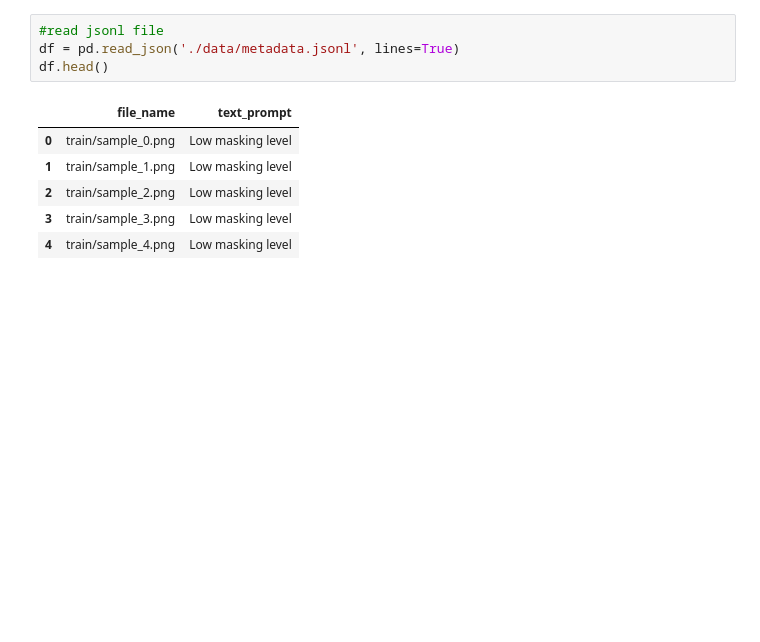
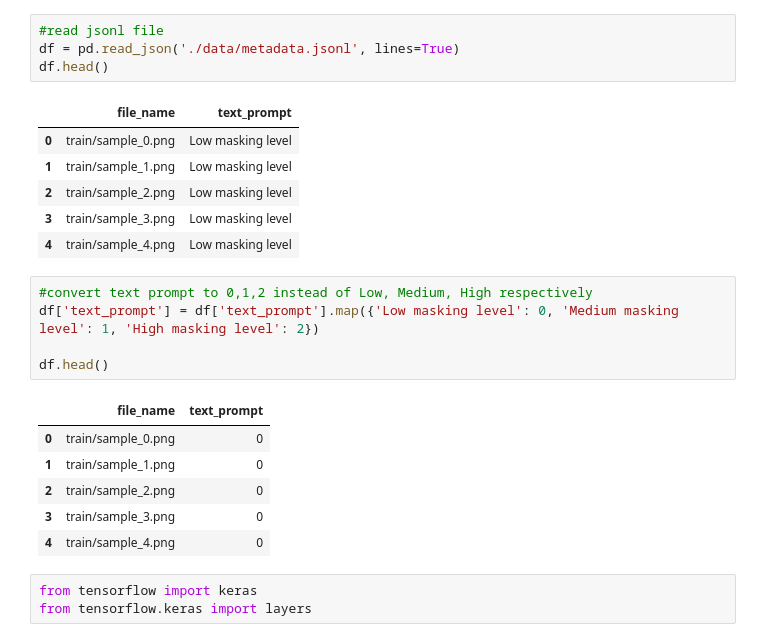
Before and after one commit to brentvblake/mammography-DL-masking-level-classifier, a Jupyter notebook: finalProject.ipynb, the cells around one changed output. Drawn from its saved outputs; the diff is of its cells as text; blank space fills up the shorter version.

```diff
--- a/finalProject.ipynb
+++ b/finalProject.ipynb
@@ -13,3 +13,18 @@ df.head()
 | 2 | train/sample_2.png | Low masking level |
 | 3 | train/sample_3.png | Low masking level |
 | 4 | train/sample_4.png | Low masking level |
+# %%
+#convert text prompt to 0,1,2 instead of Low, Medium, High respectively
+df['text_prompt'] = df['text_prompt'].map({'Low masking level': 0, 'Medium masking level': 1, 'High masking level': 2})
+
+df.head()
+# %% [output]
+|  | file_name | text_prompt |
+| 0 | train/sample_0.png | 0 |
+| 1 | train/sample_1.png | 0 |
+| 2 | train/sample_2.png | 0 |
+| 3 | train/sample_3.png | 0 |
+| 4 | train/sample_4.png | 0 |
+# %%
+from tensorflow import keras
+from tensorflow.keras import layers
```
Also changed, not shown: parts of 15 cells of this notebook.
